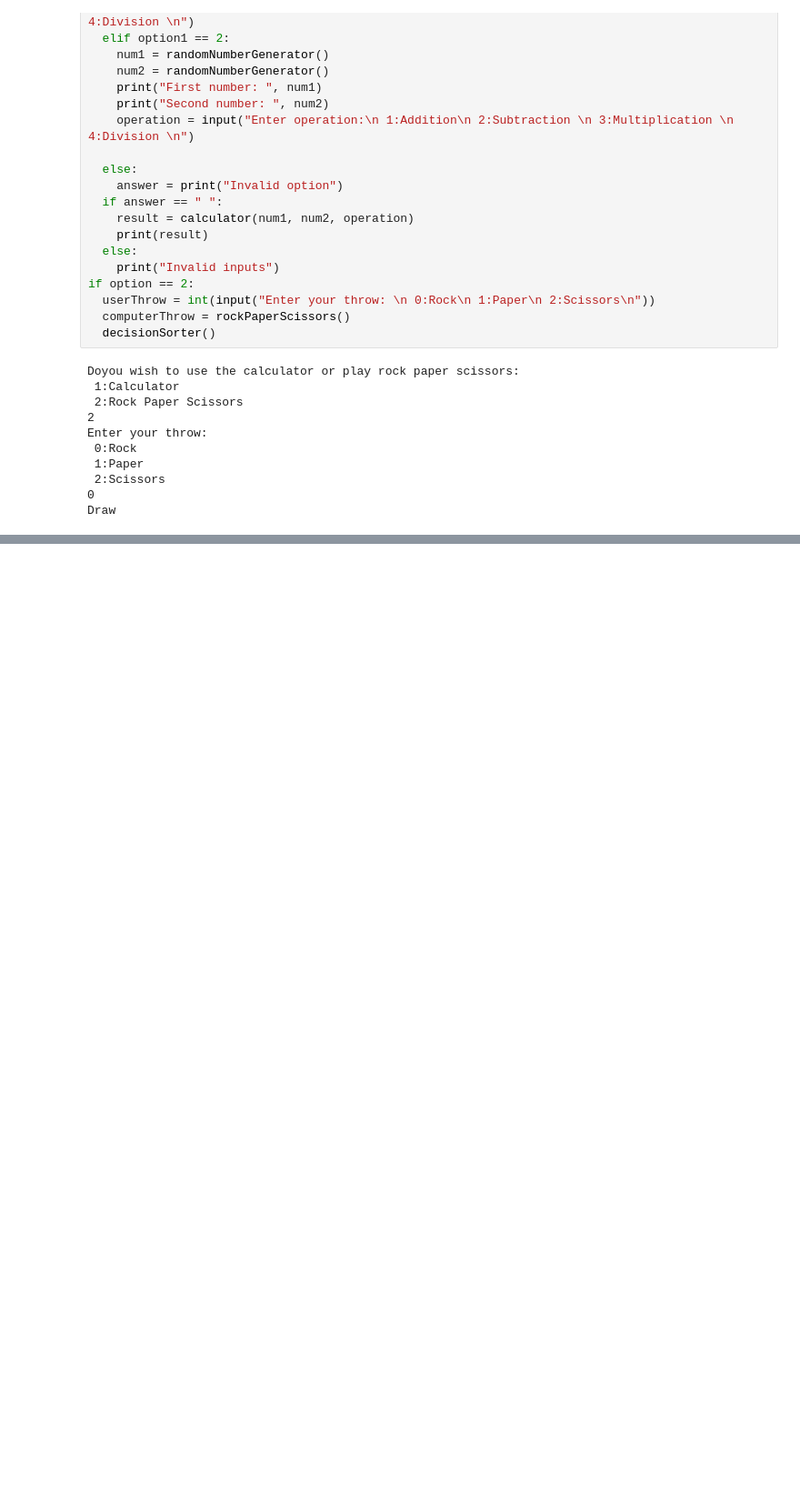
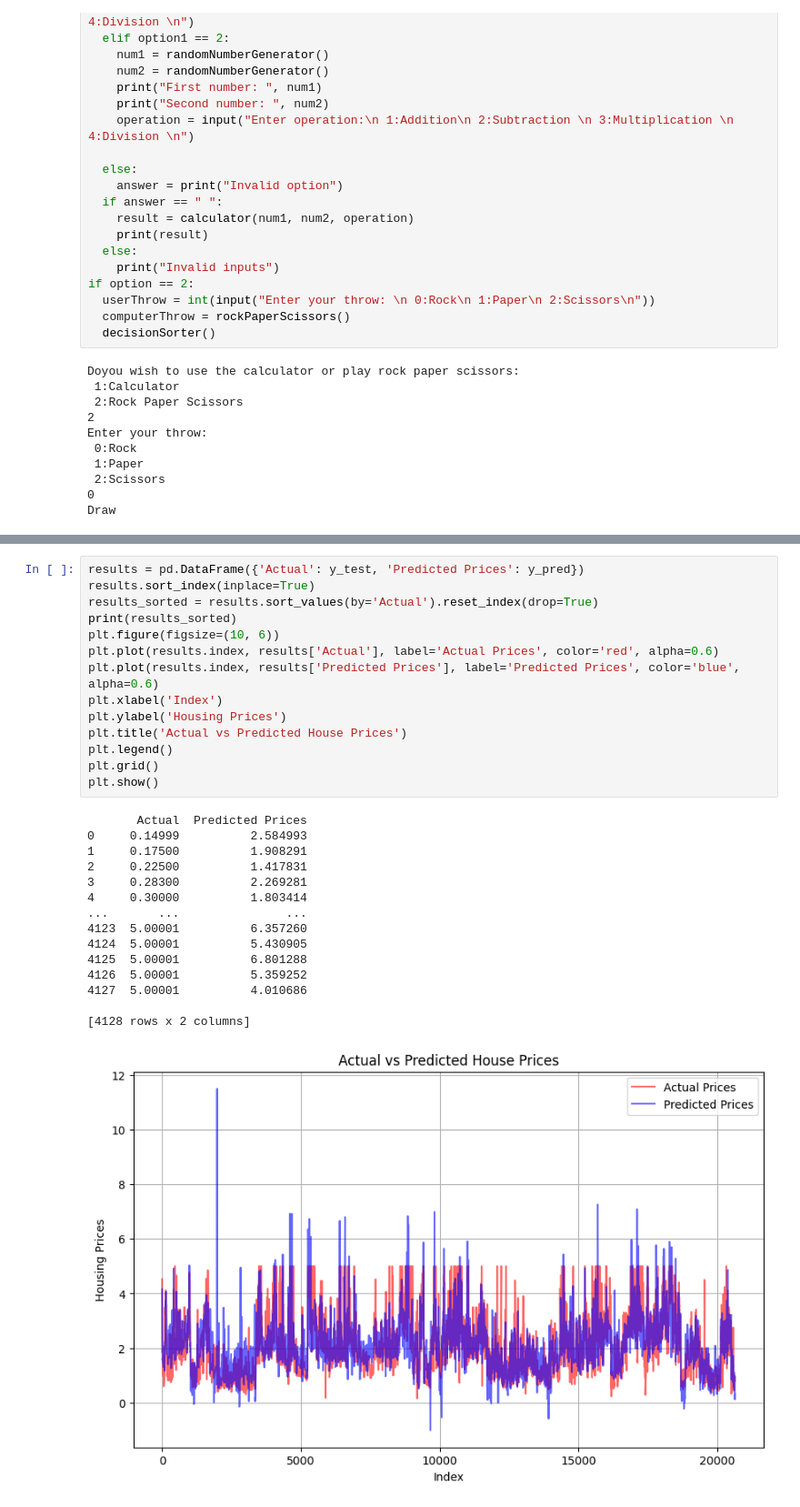
Before and after one commit to HalfNHalf3/Ai-tets, a Jupyter notebook: test2.ipynb, the cells around one changed output, grey strips where cells are left out. Shown at 91% size. Cells and saved outputs as stored; diff of their text form; blank space fills up the shorter version.

```diff
--- a/test2.ipynb
+++ b/test2.ipynb
@@ -110,0 +169,30 @@ Draw
+# %%
+results = pd.DataFrame({'Actual': y_test, 'Predicted Prices': y_pred})
+results.sort_index(inplace=True)
+results_sorted = results.sort_values(by='Actual').reset_index(drop=True)
+print(results_sorted)
+plt.figure(figsize=(10, 6))
+plt.plot(results.index, results['Actual'], label='Actual Prices', color='red', alpha=0.6)
+plt.plot(results.index, results['Predicted Prices'], label='Predicted Prices', color='blue', alpha=0.6)
+plt.xlabel('Index')
+plt.ylabel('Housing Prices')
+plt.title('Actual vs Predicted House Prices')
+plt.legend()
+plt.grid()
+plt.show()
+# %% [output]
+       Actual  Predicted Prices
+0     0.14999          2.584993
+1     0.17500          1.908291
+2     0.22500          1.417831
+3     0.28300          2.269281
+4     0.30000          1.803414
+...       ...               ...
+4123  5.00001          6.357260
+4124  5.00001          5.430905
+4125  5.00001          6.801288
+4126  5.00001          5.359252
+4127  5.00001          4.010686
+
+[4128 rows x 2 columns]
+[figure, added]
```
Also changed, not shown: parts of 3 cells of this notebook.
